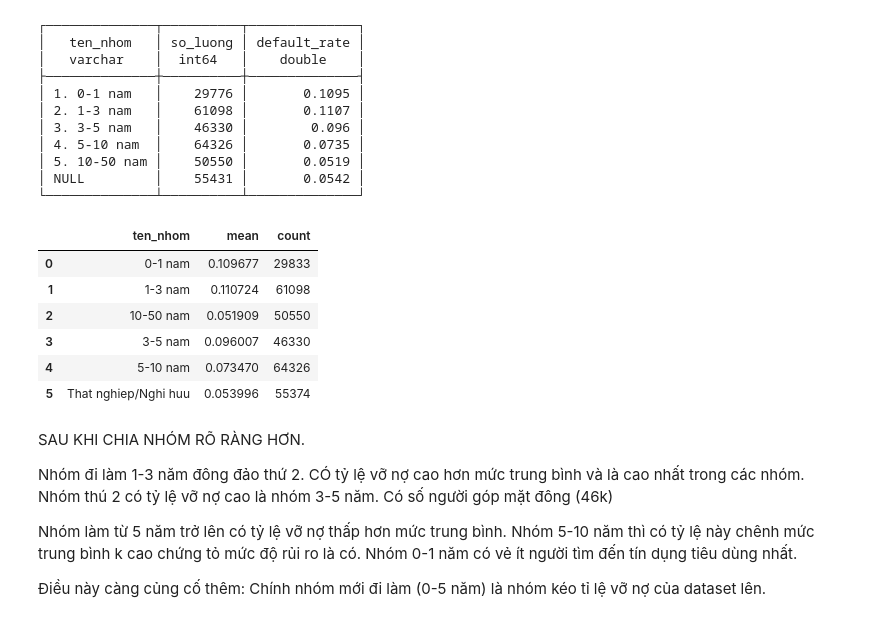
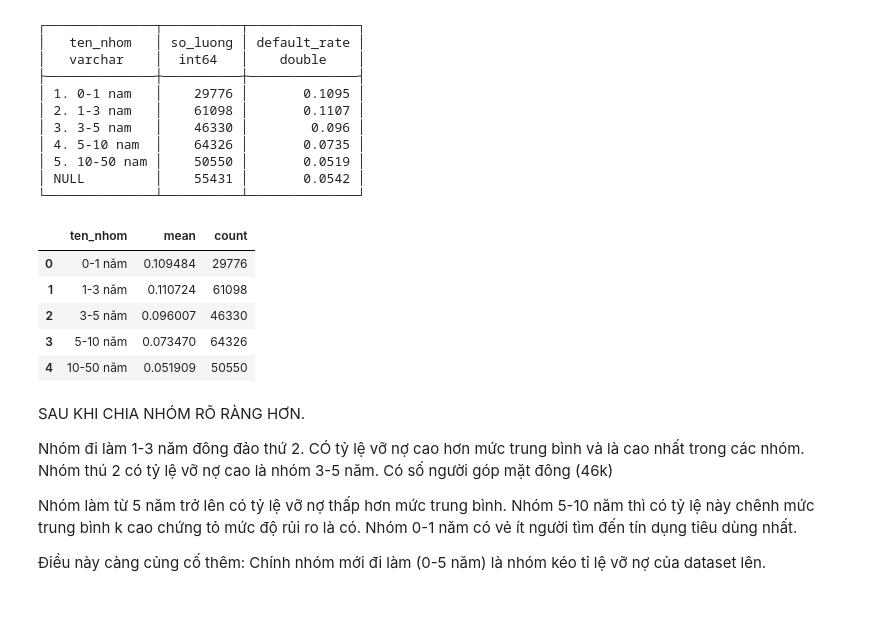
Before and after one commit to tuananhvui7-collab/credit-risk-eda, a Jupyter notebook: credit_risk_eda_template.ipynb, the cells around one changed output. Cells and saved outputs as stored; diff of their text form; code cells hidden in the pictures.

```diff
--- a/credit_risk_eda_template.ipynb
+++ b/credit_risk_eda_template.ipynb
@@ -674,33 +674,36 @@ duckdb.sql("""
 # %%
 import numpy as np
 
 df1['YEARS_EMPLOYED'] = ((df['DAYS_EMPLOYED'] * -1) / 365).round(1)
 
 
-# tương đương case when
-dieu_kien1 = [
-    ((df1['YEARS_EMPLOYED'] >=0) & (df1['YEARS_EMPLOYED'] <=1)),
-    ((df1['YEARS_EMPLOYED'] >1) & (df1['YEARS_EMPLOYED'] <=3) ),
-    ((df1['YEARS_EMPLOYED'] >3) & (df1['YEARS_EMPLOYED'] <=5) ),
-    ((df1['YEARS_EMPLOYED'] >5) & (df1['YEARS_EMPLOYED'] <=10) ),
-    ((df1['YEARS_EMPLOYED'] >10) & (df1['YEARS_EMPLOYED'] <=50) ),
-    ]
+# # tương đương case when
+# dieu_kien1 = [
+#     ((df1['YEARS_EMPLOYED'] >=0) & (df1['YEARS_EMPLOYED'] <=1)),
+#     ((df1['YEARS_EMPLOYED'] >1) & (df1['YEARS_EMPLOYED'] <=3) ),
+#     ((df1['YEARS_EMPLOYED'] >3) & (df1['YEARS_EMPLOYED'] <=5) ),
+#     ((df1['YEARS_EMPLOYED'] >5) & (df1['YEARS_EMPLOYED'] <=10) ),
+#     ((df1['YEARS_EMPLOYED'] >10) & (df1['YEARS_EMPLOYED'] <=50) ),
+#     ]
 
-ket_qua = ["0-1 nam","1-3 nam", "3-5 nam", "5-10 nam", "10-50 nam"]
-df1["ten_nhom"] = np.select(dieu_kien1, ket_qua,default="That nghiep/Nghi huu")
+# ket_qua = ["0-1 nam","1-3 nam", "3-5 nam", "5-10 nam", "10-50 nam"]
+# df1["ten_nhom"] = np.select(dieu_kien1, ket_qua,default="That nghiep/Nghi huu")
 
+cac_moc_cat = [0, 1, 3, 5, 10, 50]
+ten_nhan = ['0-1 năm', '1-3 năm', '3-5 năm', '5-10 năm', '10-50 năm']
+
+df1['ten_nhom'] = pd.cut(df1['YEARS_EMPLOYED'], bins=cac_moc_cat, labels=ten_nhan)
 
 #KET QUA CUOI
 df_yw = df1.groupby("ten_nhom")["TARGET"].agg(["mean", "count"]).reset_index()
 df_yw
 # %% [output]
 |  | ten_nhom | mean | count |
-| 0 | 0-1 nam | 0.109677 | 29833 |
-| 1 | 1-3 nam | 0.110724 | 61098 |
-| 2 | 10-50 nam | 0.051909 | 50550 |
-| 3 | 3-5 nam | 0.096007 | 46330 |
-| 4 | 5-10 nam | 0.073470 | 64326 |
-| 5 | That nghiep/Nghi huu | 0.053996 | 55374 |
+| 0 | 0-1 năm | 0.109484 | 29776 |
+| 1 | 1-3 năm | 0.110724 | 61098 |
+| 2 | 3-5 năm | 0.096007 | 46330 |
+| 3 | 5-10 năm | 0.073470 | 64326 |
+| 4 | 10-50 năm | 0.051909 | 50550 |
 # %% [markdown]
 SAU KHI CHIA NHÓM RÕ RÀNG HƠN.
 
```
Also changed, not shown: parts of 4 cells of this notebook.
